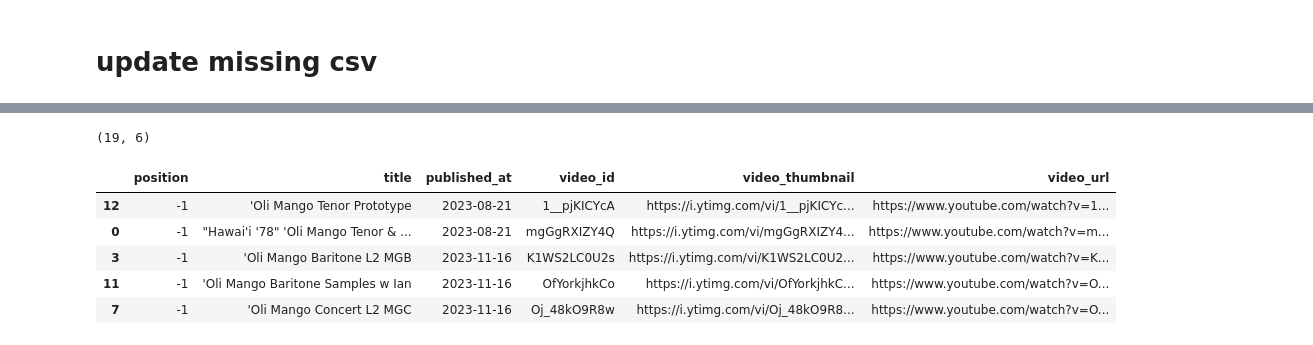
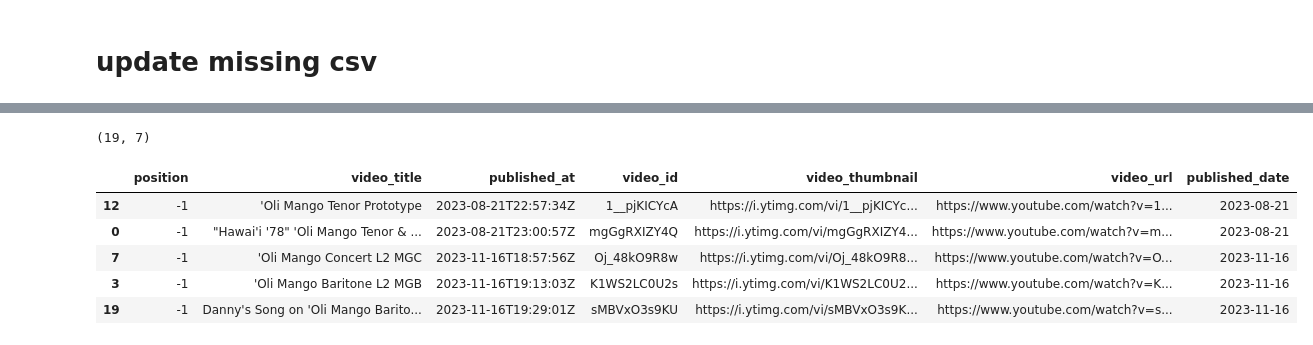
Before and after one commit to wykhuh/oli-database, a Jupyter notebook: notebooks/fix_missing_videos.ipynb, the cells around one changed output, grey strips where cells are left out. Cells and saved outputs as stored; diff of their text form; code cells hidden in the pictures.

```diff
--- a/notebooks/fix_missing_videos.ipynb
+++ b/notebooks/fix_missing_videos.ipynb
@@ -18,31 +18,31 @@ log_df(missing_df)
 | 3 | &#39;Oli Mango Baritone L2 MGB | 2023-11-16T19:13:03Z | K1WS2LC0U2s | https://i.ytimg.com/vi/K1WS2LC0U2... |
 | 4 | &#39;Oli L1 CA 984 | 2025-02-10T03:16:16Z | pmVWEjyFa2U | https://i.ytimg.com/vi/pmVWEjyFa2... |
 # %%
-missing_df['title'] = missing_df['title'].replace(
+missing_df['video_title'] = missing_df['video_title'].replace(
     {'&#39;': "'", "&quot;": '"', '&amp;': '&'}, regex=True)
 
-missing_df['published_at'] = missing_df['published_at'].replace(
+missing_df['published_date'] = missing_df['published_at'].replace(
     {r'T[0-9:Z]*': ''}, regex=True)
 
 missing_df['video_url'] = 'https://www.youtube.com/watch?v=' + missing_df['video_id']
 missing_df['position'] = -1
 
-missing_df = missing_df[missing_df['title'].str.contains('Oli')]
+missing_df = missing_df[missing_df['video_title'].str.contains('Oli')]
 
-missing_df = missing_df[['position', 'title', 'published_at', 'video_id',
-                         'video_thumbnail', 'video_url']]
+missing_df = missing_df[['position', 'video_title', 'published_at', 'video_id',
+                         'video_thumbnail', 'video_url', 'published_date']]
 
 missing_df = missing_df.sort_values(['published_at', 'video_id'])
 
 missing_df = missing_df.drop_duplicates()
 
 log_df(missing_df)
 # %% [output]
-(19, 6)
+(19, 7)
-|  | position | title | published_at | video_id | video_thumbnail | video_url |
-| 12 | -1 | 'Oli Mango Tenor Prototype | 2023-08-21 | 1__pjKICYcA | https://i.ytimg.com/vi/1__pjKICYc... | https://www.youtube.com/watch?v=1... |
-| 0 | -1 | "Hawai'i '78" 'Oli Mango Tenor & ... | 2023-08-21 | mgGgRXIZY4Q | https://i.ytimg.com/vi/mgGgRXIZY4... | https://www.youtube.com/watch?v=m... |
-| 3 | -1 | 'Oli Mango Baritone L2 MGB | 2023-11-16 | K1WS2LC0U2s | https://i.ytimg.com/vi/K1WS2LC0U2... | https://www.youtube.com/watch?v=K... |
-| 11 | -1 | 'Oli Mango Baritone Samples w Ian | 2023-11-16 | OfYorkjhkCo | https://i.ytimg.com/vi/OfYorkjhkC... | https://www.youtube.com/watch?v=O... |
-| 7 | -1 | 'Oli Mango Concert L2 MGC | 2023-11-16 | Oj_48kO9R8w | https://i.ytimg.com/vi/Oj_48kO9R8... | https://www.youtube.com/watch?v=O... |
+|  | position | video_title | published_at | video_id | video_thumbnail | video_url | published_date |
+| 12 | -1 | 'Oli Mango Tenor Prototype | 2023-08-21T22:57:34Z | 1__pjKICYcA | https://i.ytimg.com/vi/1__pjKICYc... | https://www.youtube.com/watch?v=1... | 2023-08-21 |
+| 0 | -1 | "Hawai'i '78" 'Oli Mango Tenor & ... | 2023-08-21T23:00:57Z | mgGgRXIZY4Q | https://i.ytimg.com/vi/mgGgRXIZY4... | https://www.youtube.com/watch?v=m... | 2023-08-21 |
+| 7 | -1 | 'Oli Mango Concert L2 MGC | 2023-11-16T18:57:56Z | Oj_48kO9R8w | https://i.ytimg.com/vi/Oj_48kO9R8... | https://www.youtube.com/watch?v=O... | 2023-11-16 |
+| 3 | -1 | 'Oli Mango Baritone L2 MGB | 2023-11-16T19:13:03Z | K1WS2LC0U2s | https://i.ytimg.com/vi/K1WS2LC0U2... | https://www.youtube.com/watch?v=K... | 2023-11-16 |
+| 19 | -1 | Danny's Song on 'Oli Mango Barito... | 2023-11-16T19:29:01Z | sMBVxO3s9KU | https://i.ytimg.com/vi/sMBVxO3s9K... | https://www.youtube.com/watch?v=s... | 2023-11-16 |
 # %%
```
Also changed, not shown: parts of 2 cells of this notebook, 9 other files.
